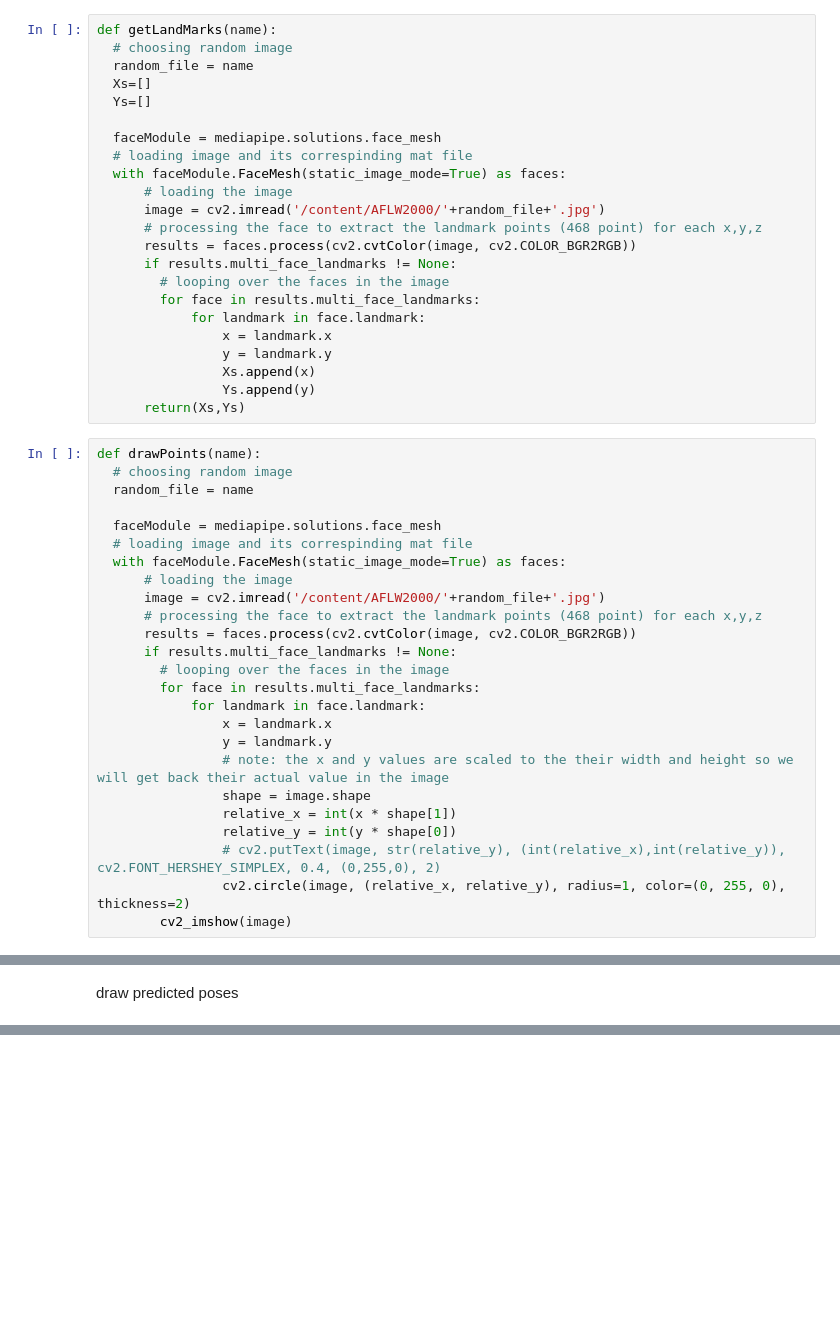
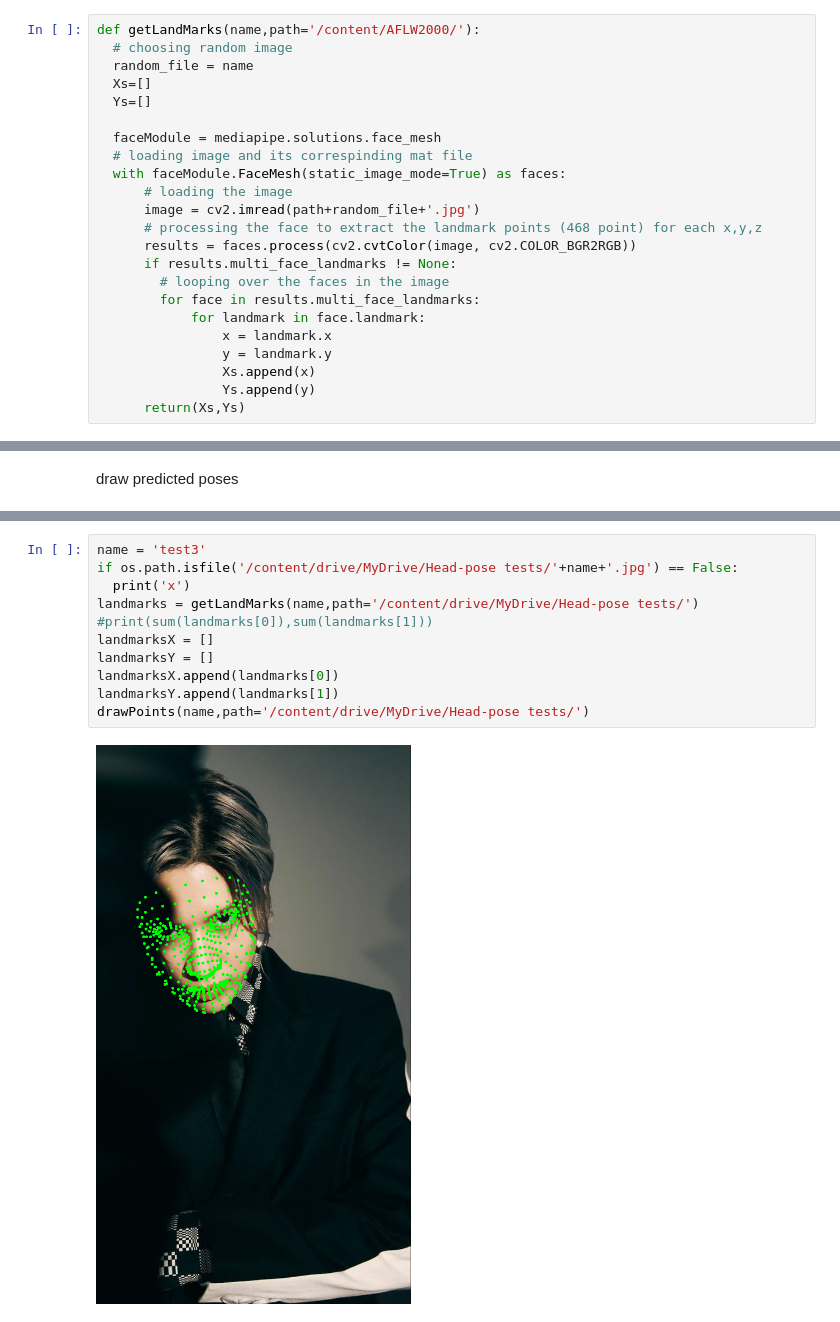
Before and after one commit to afnanetman/Head-Pose-Estimation, a Jupyter notebook: Head_Pose_Estimation.ipynb, the cells around one changed output, grey strips where cells are left out. Drawn from its saved outputs; the diff is of its cells as text; blank space fills up the shorter version.

```diff
--- a/Head_Pose_Estimation.ipynb
+++ b/Head_Pose_Estimation.ipynb
@@ -63,7 +63,7 @@ def draw_axis(img, pitch,yaw,roll, tdx=None, tdy=None, size = 100):
 # %% [markdown]
 ## Data Extraction And Preparation
 # %%
-def getLandMarks(name):
+def getLandMarks(name,path='/content/AFLW2000/'):
   # choosing random image
   random_file = name
   Xs=[]
@@ -73,7 +73,7 @@ def getLandMarks(name):
   # loading image and its correspinding mat file
   with faceModule.FaceMesh(static_image_mode=True) as faces:
       # loading the image
-      image = cv2.imread('/content/AFLW2000/'+random_file+'.jpg')
+      image = cv2.imread(path+random_file+'.jpg')
       # processing the face to extract the landmark points (468 point) for each x,y,z
       results = faces.process(cv2.cvtColor(image, cv2.COLOR_BGR2RGB))
       if results.multi_face_landmarks != None:
@@ -85,28 +85,3 @@ def getLandMarks(name):
                 Xs.append(x)
                 Ys.append(y)
       return(Xs,Ys)
-# %%
-def drawPoints(name):
-  # choosing random image
-  random_file = name
-
-  faceModule = mediapipe.solutions.face_mesh
-  # loading image and its correspinding mat file
-  with faceModule.FaceMesh(static_image_mode=True) as faces:
-      # loading the image
-      image = cv2.imread('/content/AFLW2000/'+random_file+'.jpg')
-      # processing the face to extract the landmark points (468 point) for each x,y,z
-      results = faces.process(cv2.cvtColor(image, cv2.COLOR_BGR2RGB))
-      if results.multi_face_landmarks != None:
-        # looping over the faces in the image
-        for face in results.multi_face_landmarks:
-            for landmark in face.landmark:
-                x = landmark.x
-                y = landmark.y
-                # note: the x and y values are scaled to the their width and height so we will get back their actual value in the image
-                shape = image.shape
-                relative_x = int(x * shape[1])
-                relative_y = int(y * shape[0])
-                # cv2.putText(image, str(relative_y), (int(relative_x),int(relative_y)), cv2.FONT_HERSHEY_SIMPLEX, 0.4, (0,255,0), 2)
-                cv2.circle(image, (relative_x, relative_y), radius=1, color=(0, 255, 0), thickness=2)
-        cv2_imshow(image)
@@ -430,0 +436,13 @@ although the r2 score is negative, but we can see that the model performs better
+# %%
+name = 'test3'
+if os.path.isfile('/content/drive/MyDrive/Head-pose tests/'+name+'.jpg') == False:
+  print('x')
+landmarks = getLandMarks(name,path='/content/drive/MyDrive/Head-pose tests/')
+#print(sum(landmarks[0]),sum(landmarks[1]))
+landmarksX = []
+landmarksY = []
+landmarksX.append(landmarks[0])
+landmarksY.append(landmarks[1])
+drawPoints(name,path='/content/drive/MyDrive/Head-pose tests/')
+# %% [output]
+[figure, added]
```
Also changed, not shown: parts of 21 cells of this notebook.
